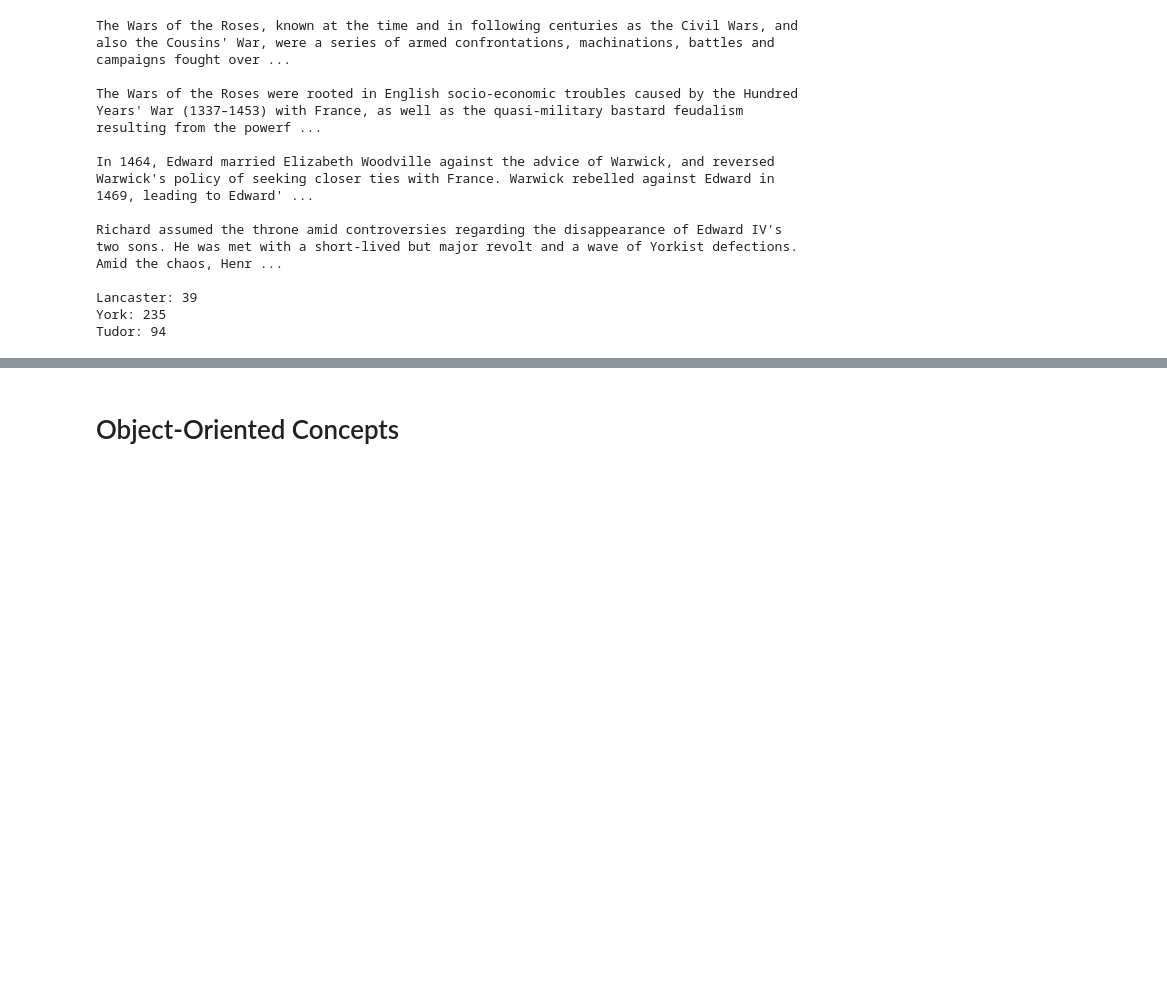
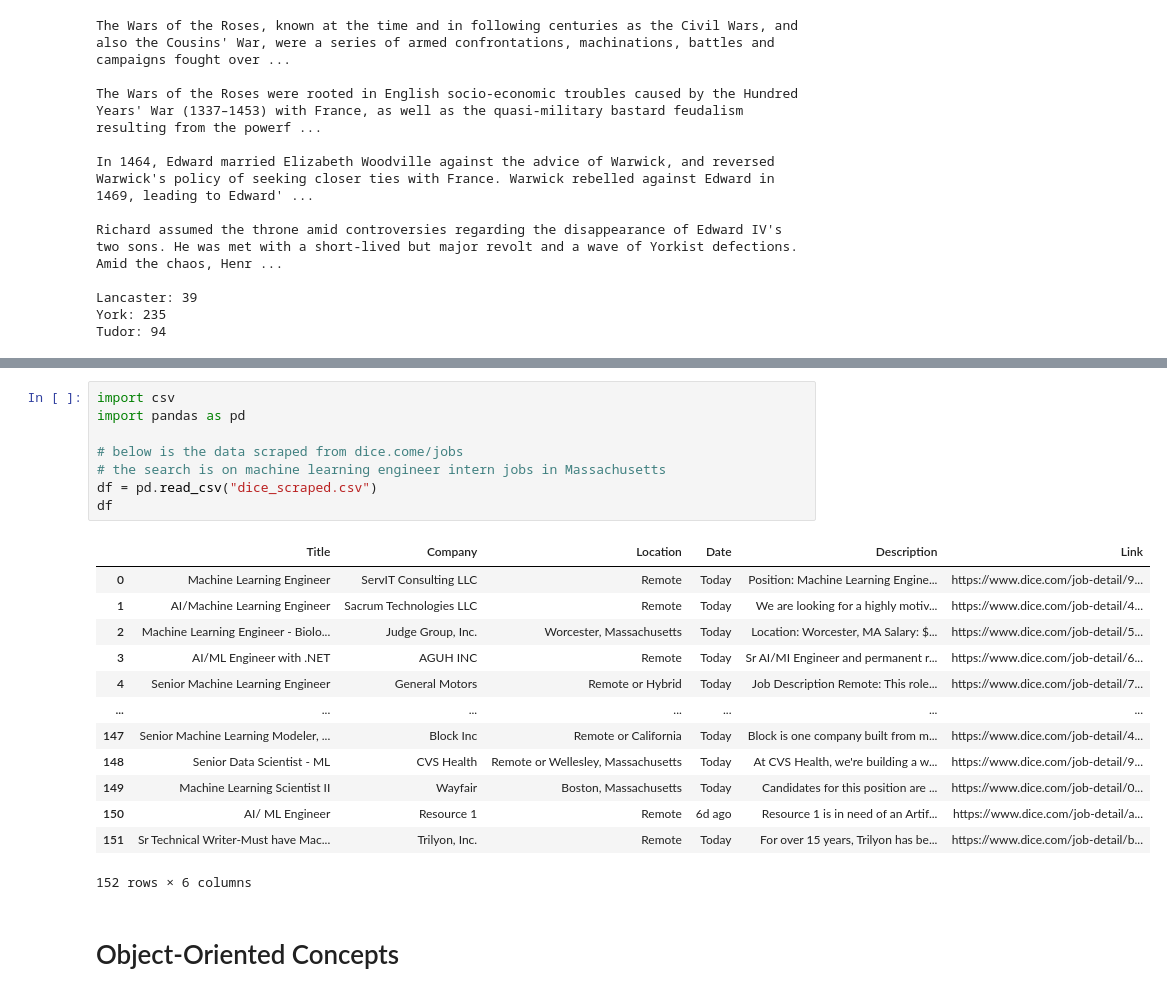
Before and after one commit to sbolla777/2025-Summer-Project, a Jupyter notebook: Notes/Module-3/python_notes.ipynb, the cells around one changed output, grey strips where cells are left out. Drawn from its saved outputs; the diff is of its cells as text; blank space fills up the shorter version.

```diff
--- a/Notes/Module-3/python_notes.ipynb
+++ b/Notes/Module-3/python_notes.ipynb
@@ -779,3 +785,25 @@ Tudor: 94
+# %%
+import csv
+import pandas as pd
+
+# below is the data scraped from dice.come/jobs
+# the search is on machine learning engineer intern jobs in Massachusetts
+df = pd.read_csv("dice_scraped.csv")
+df
+# %% [output]
+|  | Title | Company | Location | Date | Description | Link |
+| 0 | Machine Learning Engineer | ServIT Consulting LLC | Remote | Today | Position: Machine Learning Engine... | https://www.dice.com/job-detail/9... |
+| 1 | AI/Machine Learning Engineer | Sacrum Technologies LLC | Remote | Today | We are looking for a highly motiv... | https://www.dice.com/job-detail/4... |
+| 2 | Machine Learning Engineer - Biolo... | Judge Group, Inc. | Worcester, Massachusetts | Today | Location: Worcester, MA Salary: $... | https://www.dice.com/job-detail/5... |
+| 3 | AI/ML Engineer with .NET | AGUH INC | Remote | Today | Sr AI/MI Engineer and permanent r... | https://www.dice.com/job-detail/6... |
+| 4 | Senior Machine Learning Engineer | General Motors | Remote or Hybrid | Today | Job Description Remote: This role... | https://www.dice.com/job-detail/7... |
+| ... | ... | ... | ... | ... | ... | ... |
+| 147 | Senior Machine Learning Modeler, ... | Block Inc | Remote or California | Today | Block is one company built from m... | https://www.dice.com/job-detail/4... |
+| 148 | Senior Data Scientist - ML | CVS Health | Remote or Wellesley, Massachusetts | Today | At CVS Health, we're building a w... | https://www.dice.com/job-detail/9... |
+| 149 | Machine Learning Scientist II | Wayfair | Boston, Massachusetts | Today | Candidates for this position are ... | https://www.dice.com/job-detail/0... |
+| 150 | AI/ ML Engineer | Resource 1 | Remote | 6d ago | Resource 1 is in need of an Artif... | https://www.dice.com/job-detail/a... |
+| 151 | Sr Technical Writer-Must have Mac... | Trilyon, Inc. | Remote | Today | For over 15 years, Trilyon has be... | https://www.dice.com/job-detail/b... |
+152 rows × 6 columns
 # %% [markdown]
 # Object-Oriented Concepts
 # %% [markdown]
```
Also changed, not shown: parts of 1 cell of this notebook.
